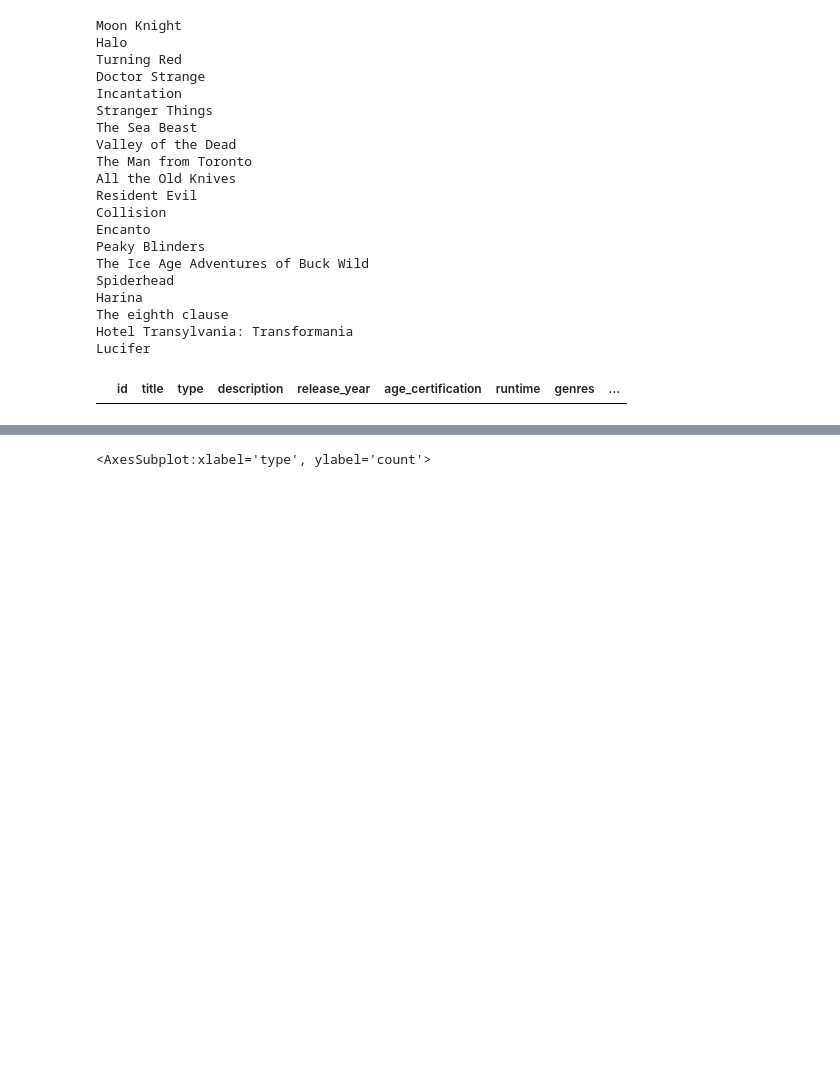
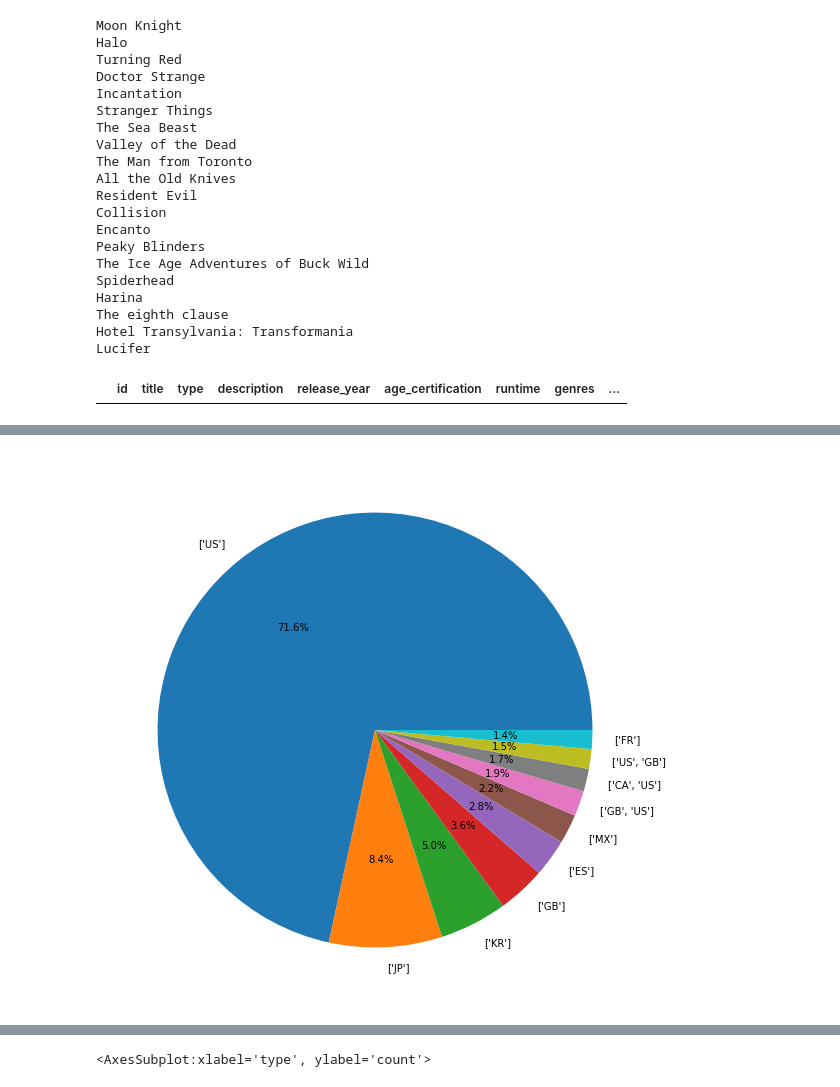
Before and after one commit to bamtu/bobsdataton, a Jupyter notebook: bobs_EDA.ipynb, the cells around one changed output, grey strips where cells are left out. Cells and saved outputs as stored; diff of their text form; code cells hidden in the pictures; blank space fills up the shorter version.

```diff
--- a/bobs_EDA.ipynb
+++ b/bobs_EDA.ipynb
@@ -564,0 +609,9 @@ sns.kdeplot(data=df["runtime"])
+# %%
+# tmdb pie country
+plt.figure(figsize=(15,10))
+count_coutry_idx=tmdb_top_10['production_countries'].value_counts().index[:10]
+count_coutry_val=tmdb_top_10['production_countries'].value_counts().values[:10]
+plt.pie(count_coutry_val,labels=count_coutry_idx,autopct="%.1f%%")
+plt.show()
+# %% [output]
+[figure, added]
```
Also changed, not shown: parts of 25 cells of this notebook.
